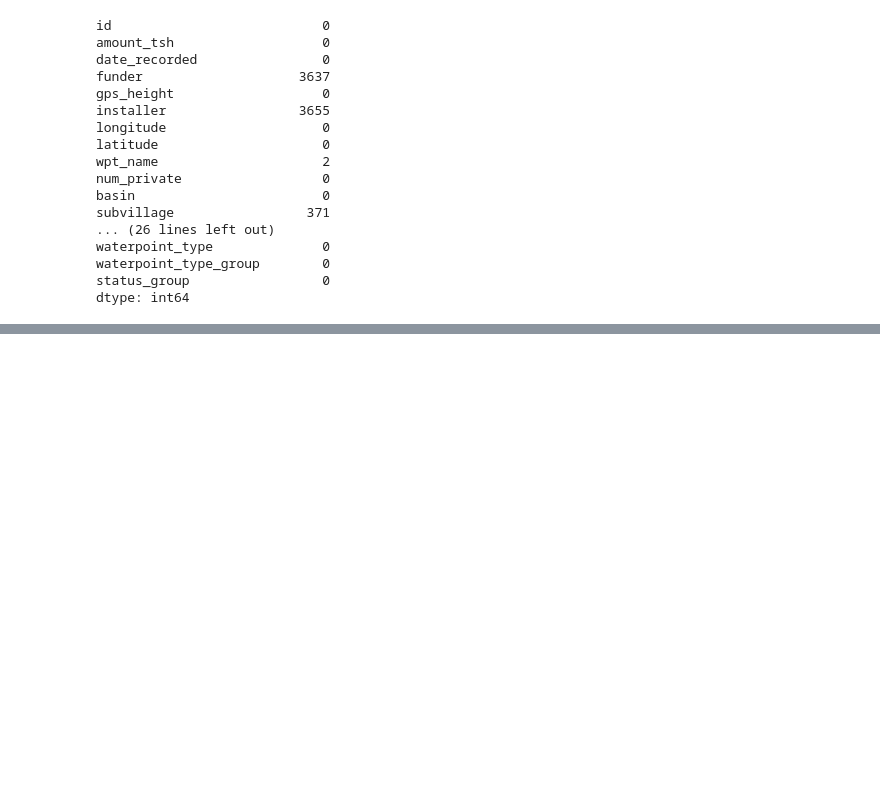
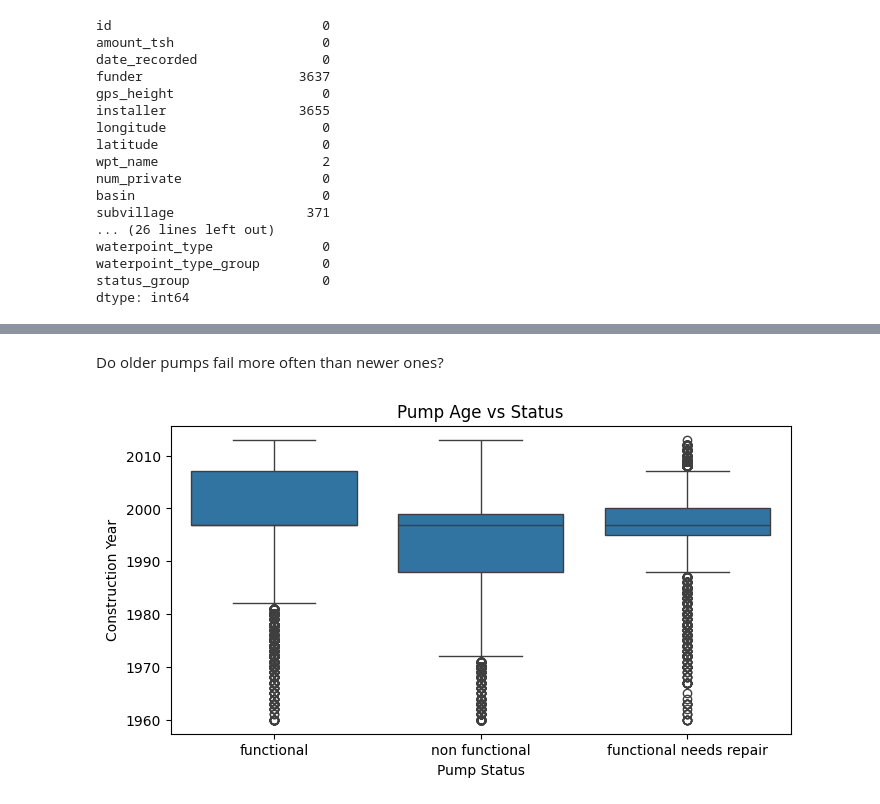
Before and after one commit to Emeriego/PumpHealth, a Jupyter notebook: notebooks/01_exploratory_data_analysis.ipynb, the cells around one changed output, grey strips where cells are left out. Saved outputs shown, nothing was run; the diff lists cells and outputs as text; code cells hidden in the pictures; blank space fills up the shorter version.

```diff
--- a/notebooks/01_exploratory_data_analysis.ipynb
+++ b/notebooks/01_exploratory_data_analysis.ipynb
@@ -113,0 +273,11 @@ df.drop_duplicates(inplace=True)
+# %% [markdown]
+Do older pumps fail more often than newer ones?
+# %%
+plt.figure(figsize=(8,4))
+sns.boxplot(x='status_group', y='construction_year', data=df)
+plt.title("Pump Age vs Status")
+plt.xlabel("Pump Status")
+plt.ylabel("Construction Year")
+plt.show()
+# %% [output]
+[figure, added]
```
Also changed, not shown: parts of 29 cells of this notebook.
